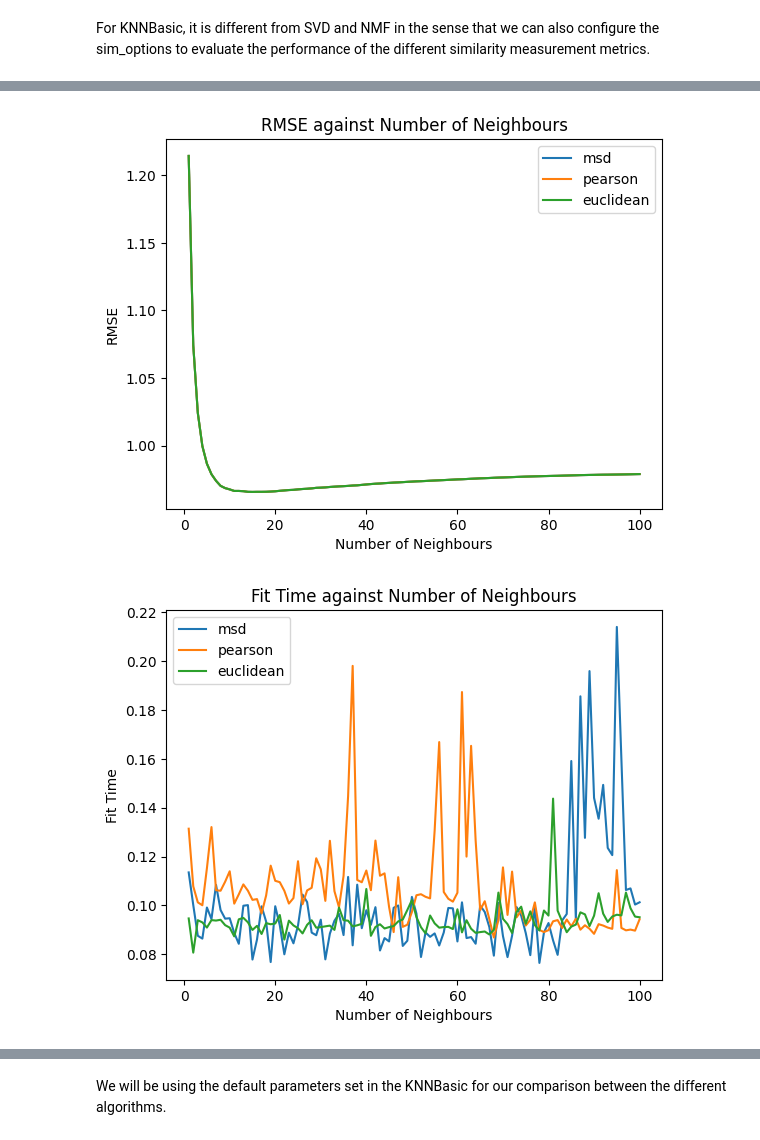
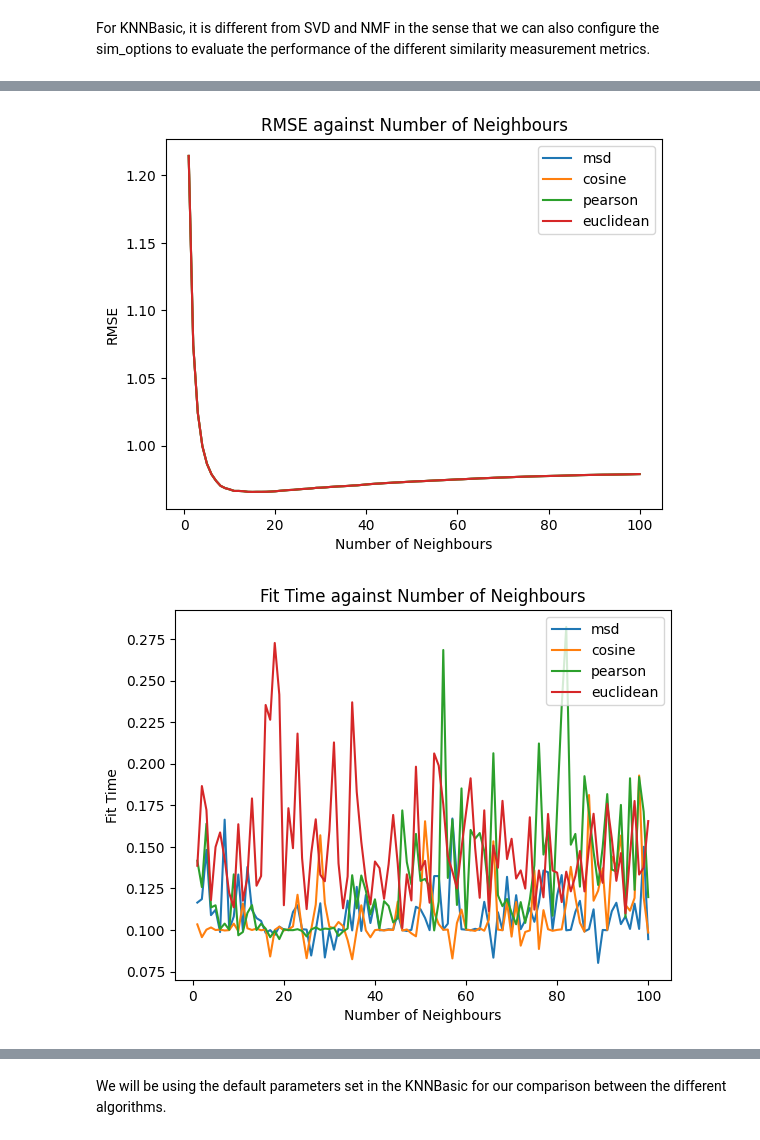
Before and after one commit to gtengwei/CZ4032-Data-Mining, a Jupyter notebook: KNN_movie.ipynb, the cells around one changed output, grey strips where cells are left out. Saved outputs shown, nothing was run; the diff lists cells and outputs as text; code cells hidden in the pictures.

Commit message:
added cosine similarity distance metric knn movie

```diff
--- a/KNN_movie.ipynb
+++ b/KNN_movie.ipynb
@@ -127,9 +127,9 @@ msd_sim_options = {
     "name": "msd"
 }
 
-# pearson_baseline_sim_options = {
-#     "name": "pearson_baseline"
-# }
+cosine_sim_options = {
+    "name": "cosine"
+}
 
 pearson_sim_options = {
     "name": "pearson"
@@ -139,9 +139,10 @@ euclidean_sim_options = {
     "name": "euclidean"
 }
 
-sim_options = [msd_sim_options, pearson_sim_options, euclidean_sim_options]
+sim_options = [msd_sim_options,  cosine_sim_options, pearson_sim_options, euclidean_sim_options]
 
 msd_dict = defaultdict(dict)
+cosine_dict = defaultdict(dict)
 pearson_dict = defaultdict(dict)
 euclidean_dict = defaultdict(dict)
 
@@ -158,6 +159,11 @@ for sim_option in sim_options:
             msd_dict[i+1]['fit_time'] = fit_time
             msd_dict[i+1]['prediction_time'] = time.time() - start_time - fit_time
 
+        elif sim_option['name'] == 'cosine':
+            cosine_dict[i+1]['rmse'] = rmse(predictions)
+            cosine_dict[i+1]['fit_time'] = fit_time
+            cosine_dict[i+1]['prediction_time'] = time.time() - start_time - fit_time
+
         elif sim_option['name'] == 'pearson':
             pearson_dict[i+1]['rmse'] = rmse(predictions)
             pearson_dict[i+1]['fit_time'] = fit_time
@@ -170,6 +176,7 @@ for sim_option in sim_options:
 
 
 msd_df = pd.DataFrame(msd_dict)
+cosine_df = pd.DataFrame(cosine_dict)
 pearson_df = pd.DataFrame(pearson_dict)
 euclidean_df = pd.DataFrame(euclidean_dict)
 # %% [output]
@@ -216,32 +231,35 @@ euclidean_df.head()
 3 rows × 100 columns
 # %%
-# Plot the RMSE, fit time and prediction time against the number of neighours on the same graph for the three similarity metrics
+# Plot the RMSE, fit time and prediction time against the number of neighours on the same graph for the four similarity metrics
 plt.plot(msd_df.loc['rmse'], label='msd')
+plt.plot(cosine_df.loc['rmse'], label='cosine')
 plt.plot(pearson_df.loc['rmse'], label='pearson')
 plt.plot(euclidean_df.loc['rmse'], label='euclidean')
 plt.xlabel('Number of Neighbours')
 plt.ylabel('RMSE')
 plt.title('RMSE against Number of Neighbours')
 plt.legend()
 plt.show()
 
 plt.plot(msd_df.loc['fit_time'], label='msd')
+plt.plot(cosine_df.loc['fit_time'], label='cosine')
 plt.plot(pearson_df.loc['fit_time'], label='pearson')
 plt.plot(euclidean_df.loc['fit_time'], label='euclidean')
 plt.xlabel('Number of Neighbours')
 plt.ylabel('Fit Time')
 plt.title('Fit Time against Number of Neighbours')
 plt.legend()
 plt.show()
 
 plt.plot(msd_df.loc['prediction_time'], label='msd')
+plt.plot(cosine_df.loc['prediction_time'], label='cosine')
 plt.plot(pearson_df.loc['prediction_time'], label='pearson')
 plt.plot(euclidean_df.loc['prediction_time'], label='euclidean')
 plt.xlabel('Number of Neighbours')
 plt.ylabel('Prediction Time')
 plt.title('Prediction Time against Number of Neighbours')
 plt.legend()
 plt.show()
 # %% [output]
-[figure, old version]
+[figure, new version]
-[figure, old version]
+[figure, new version]
```
Also changed, not shown: parts of 6 cells of this notebook.
